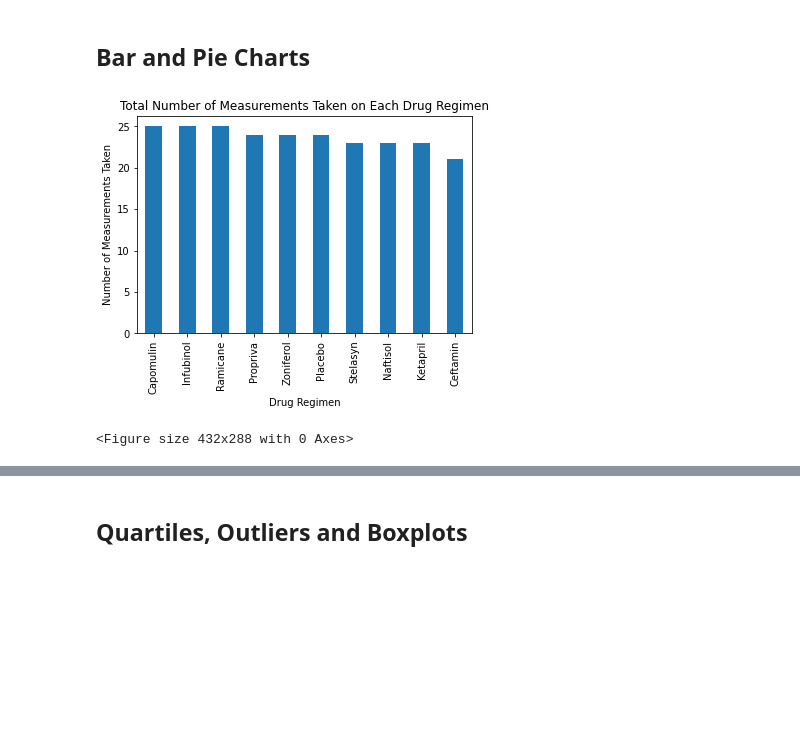
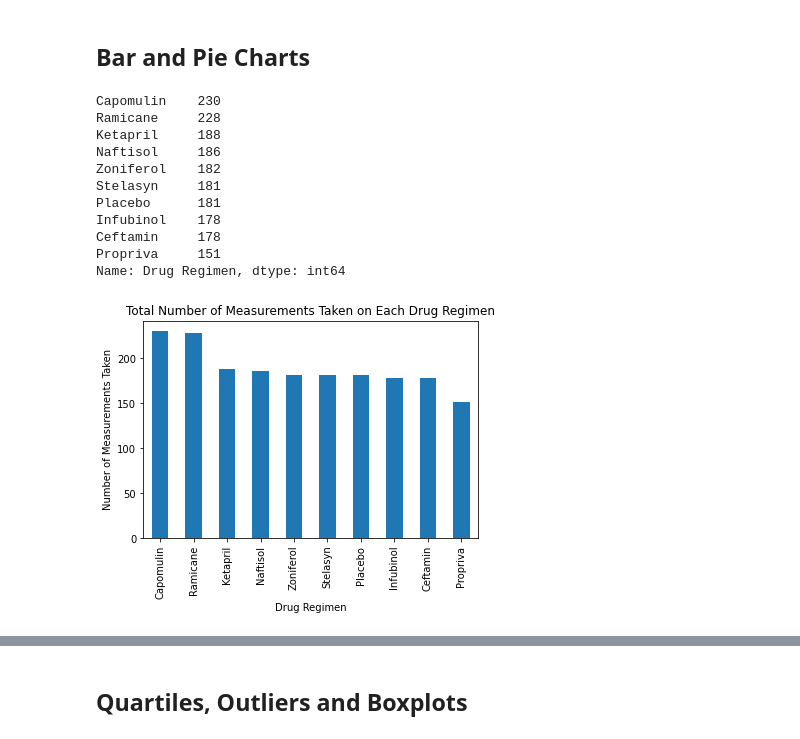
Before and after one commit to yperez0914/The-Power-of-Plots, a Jupyter notebook: Analysis/main.ipynb, the cells around one changed output, grey strips where cells are left out. Saved outputs shown, nothing was run; the diff lists cells and outputs as text; code cells hidden in the pictures; blank space fills up the shorter version.

Commit message:
completed bar and pie charts

```diff
--- a/Analysis/main.ipynb
+++ b/Analysis/main.ipynb
@@ -58,9 +59,9 @@ merged_data_df[merged_data_df.duplicated(["Mouse ID", "Timepoint"], keep = False
 | 916 | g989 | Propriva | Female | 21 | 26 | 20 | 55.326122 | ... |
 | 917 | g989 | Propriva | Female | 21 | 26 | 20 | 54.657650 | ... |
 # %%
-# Optional: Get all the data for the duplicate mouse ID.
-clean_data = merged_data_df[merged_data_df.duplicated(["Mouse ID"], keep = False)]
-clean_data
+# Create a clean DataFrame by dropping the duplicate mouse by its ID.
+clean_data_mouse_df = merged_data_df.drop_duplicates(subset=["Mouse ID","Timepoint"], keep =False)
+clean_data_mouse_df
 # %% [output]
 |  | Mouse ID | Drug Regimen | Sex | Age_months | Weight (g) | Timepoint | Tumor Volume (mm3) | ... |
 | 0 | k403 | Ramicane | Male | 21 | 16 | 0 | 45.000000 | ... |
@@ -78,5 +78,0 @@ clean_data
-# %%
-# Create a clean DataFrame by dropping the duplicate mouse by its ID.
-#clean_data_mouse = merged_data.drop_duplicates(subset=["Mouse ID"])
-clean_data_mouse_df = clean_data.drop_duplicates(subset=["Mouse ID"])
-clean_data_mouse_df
@@ -155,20 +136,29 @@ agg_df
 # %%
 # Generate a bar plot showing the total number of measurements taken on each drug regimen using pandas.
 # use clean_data_mouse_df to determine the number of times each drug regimen was implemented
-num_measurements_pandas= clean_data_mouse_df["Drug Regimen"].value_counts()
-num_measurements_pandas
+num_measurements= clean_data_mouse_df["Drug Regimen"].value_counts()
+print(num_measurements)
 
 #Create a bar chart of the data
-num_measurements_pandas.plot(x = clean_data_mouse_df["Drug Regimen"],y = num_measurements_pandas, kind ="bar")
+num_measurements.plot(x = clean_data_mouse_df["Drug Regimen"],y = num_measurements, kind ="bar", width = .5)
 
 #Create a title
 plt.title("Total Number of Measurements Taken on Each Drug Regimen")
 plt.xlabel("Drug Regimen")
 plt.ylabel("Number of Measurements Taken")
 plt.show()
-plt.tight_layout()
 # %% [output]
+Capomulin    230
+Ramicane     228
+Ketapril     188
+Naftisol     186
+Zoniferol    182
+Stelasyn     181
+Placebo      181
+Infubinol    178
+Ceftamin     178
+Propriva     151
+Name: Drug Regimen, dtype: int64
-[figure, old version]
+[figure, new version]
-<Figure size 432x288 with 0 Axes>
 # %%
 # Generate a bar plot showing the total number of measurements taken on each drug regimen using pyplot.
```
Also changed, not shown: parts of 14 cells of this notebook.
